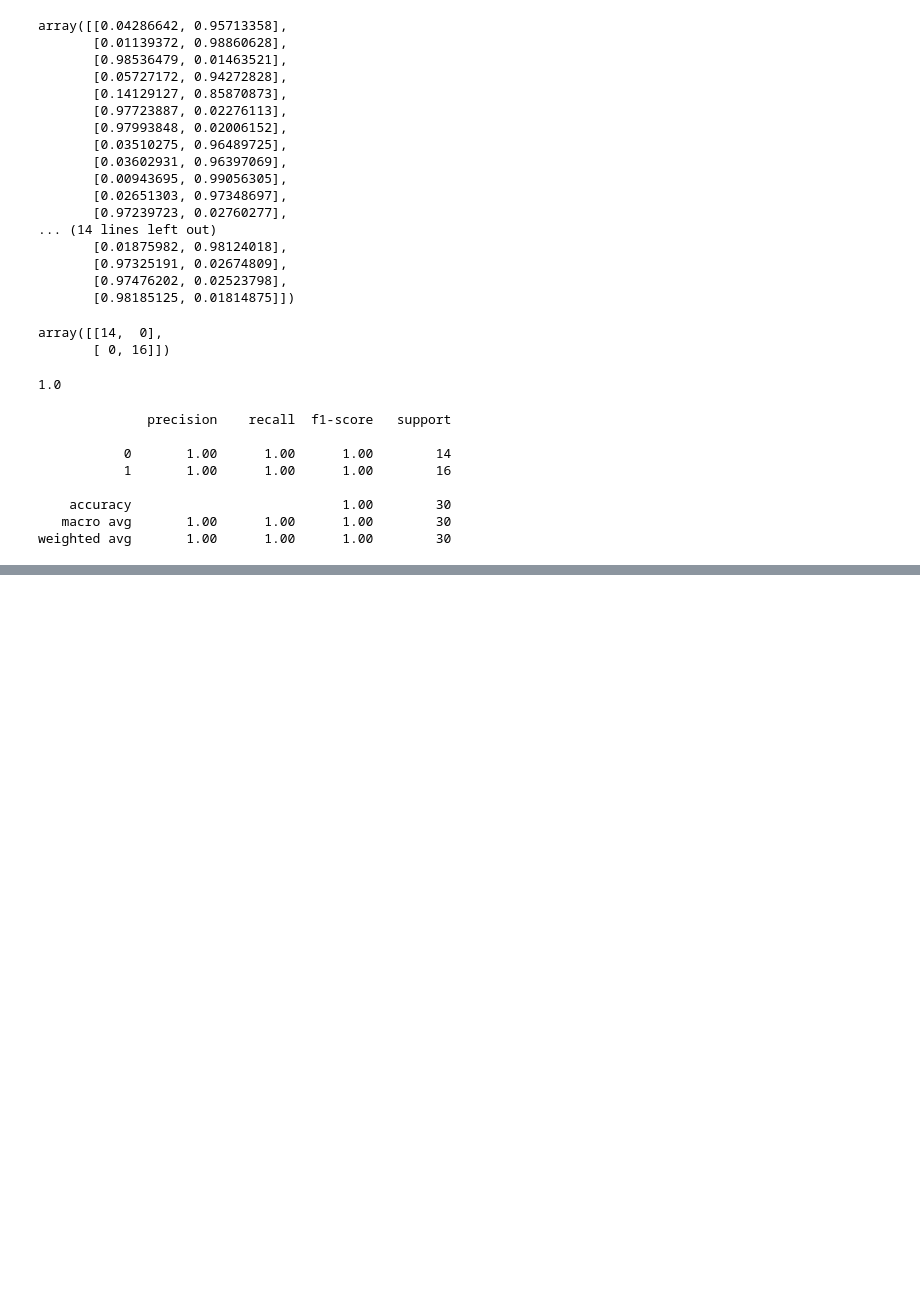
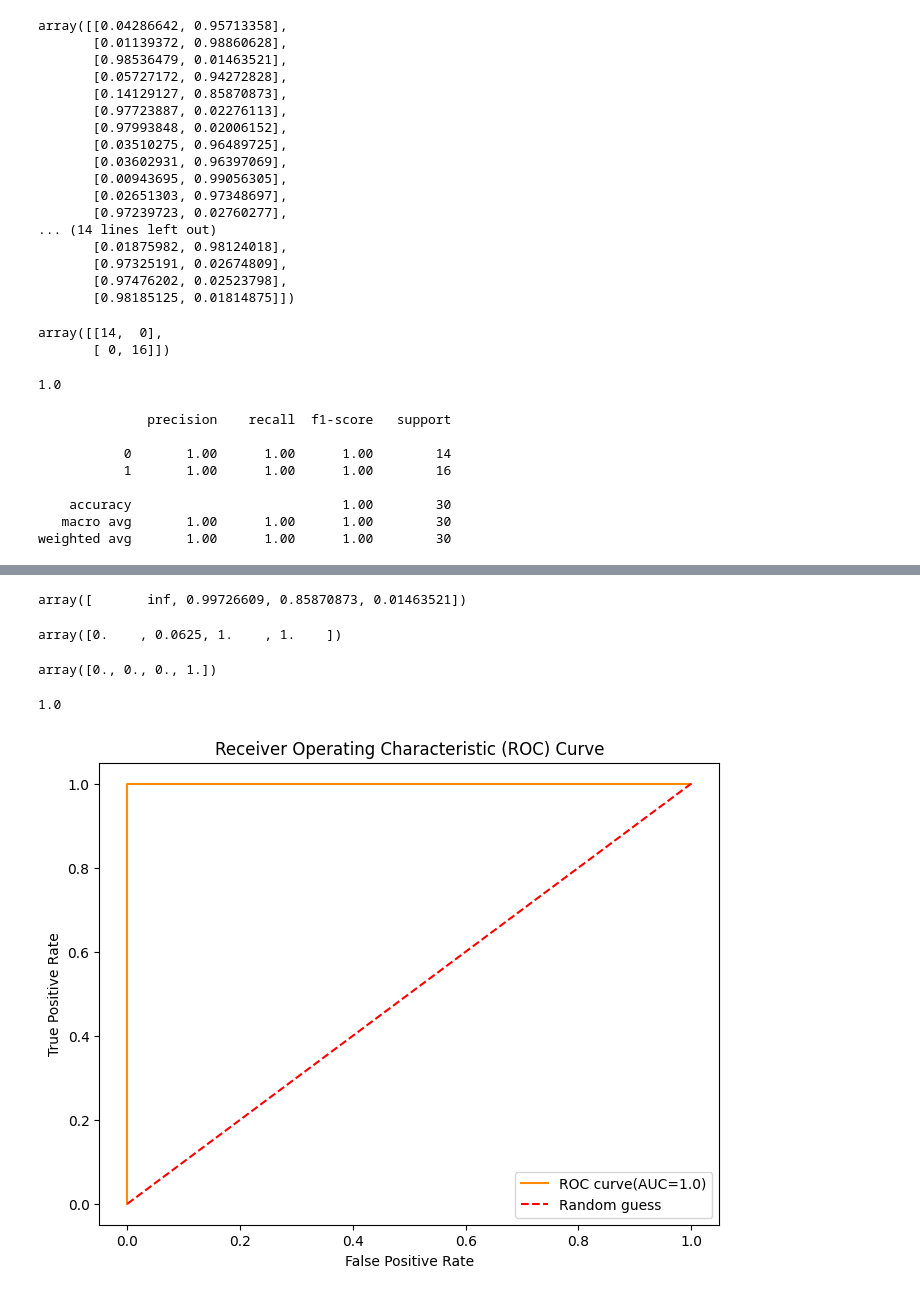
Before and after one commit to Shivamm-Sharmaa/Logistic-Regression-, a Jupyter notebook: Logistic Regression.ipynb, the cells around one changed output, grey strips where cells are left out. Saved outputs shown, nothing was run; the diff lists cells and outputs as text; code cells hidden in the pictures; blank space fills up the shorter version.

```diff
--- a/Logistic Regression.ipynb
+++ b/Logistic Regression.ipynb
@@ -268,4 +268,4 @@ weighted avg       1.00      1.00      1.00        30
 # %%
 from sklearn.metrics import roc_curve , auc
 # %%
-Model.predict_proba(X_test)[: ,-1]
+y_pred_proba = Model.predict_proba(X_test)[: ,1]
@@ -278,0 +284,30 @@ array([0.95713358, 0.98860628, 0.01463521, 0.94272828, 0.85870873,
+# %%
+fpr , tpr ,threshold = roc_curve(y_test , y_pred_proba)
+# %%
+threshold
+# %% [output]
+array([       inf, 0.99726609, 0.85870873, 0.01463521])
+# %%
+tpr
+# %% [output]
+array([0.    , 0.0625, 1.    , 1.    ])
+# %%
+fpr
+# %% [output]
+array([0., 0., 0., 1.])
+# %%
+roc_auc = auc(fpr , tpr)
+roc_auc
+# %% [output]
+1.0
+# %%
+plt.figure(figsize= (8,6))
+plt.plot(fpr , tpr , color='darkorange' ,label= f'ROC curve(AUC={roc_auc})' )
+plt.plot([0,1] , [0,1], color='red',linestyle='--' , label='Random guess')
+plt.xlabel('False Positive Rate')
+plt.ylabel('True Positive Rate')
+plt.title('Receiver Operating Characteristic (ROC) Curve')
+plt.legend()
+plt.show()
+# %% [output]
+[figure, added]
```
Also changed, not shown: parts of 3 cells of this notebook, 1 other file.
